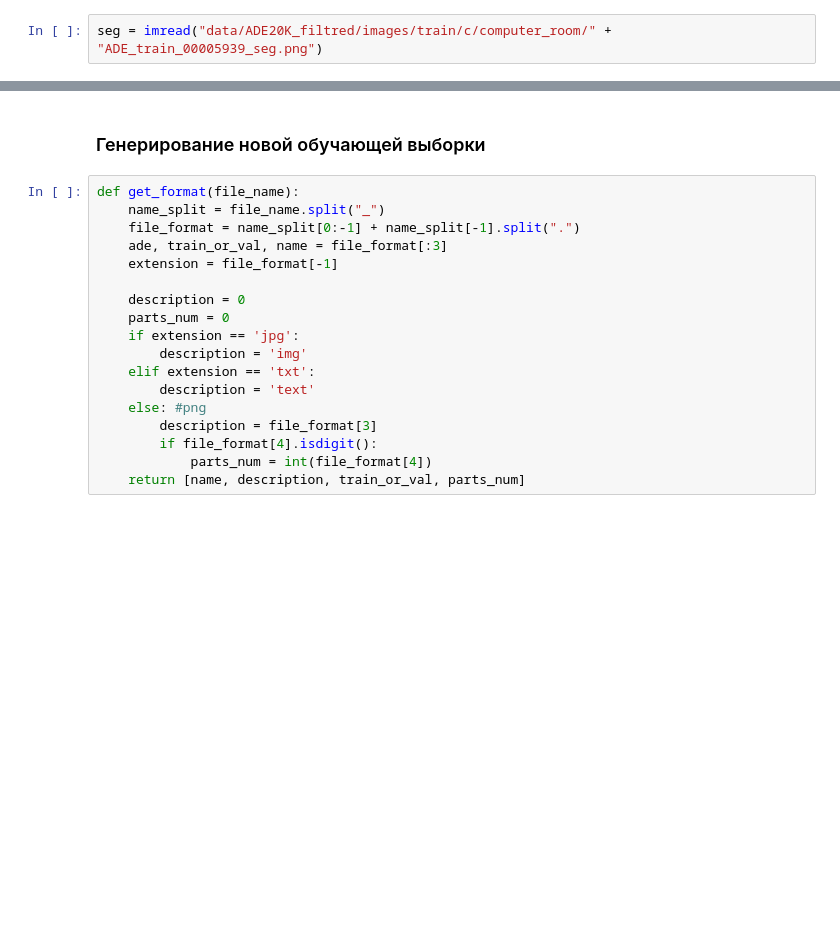
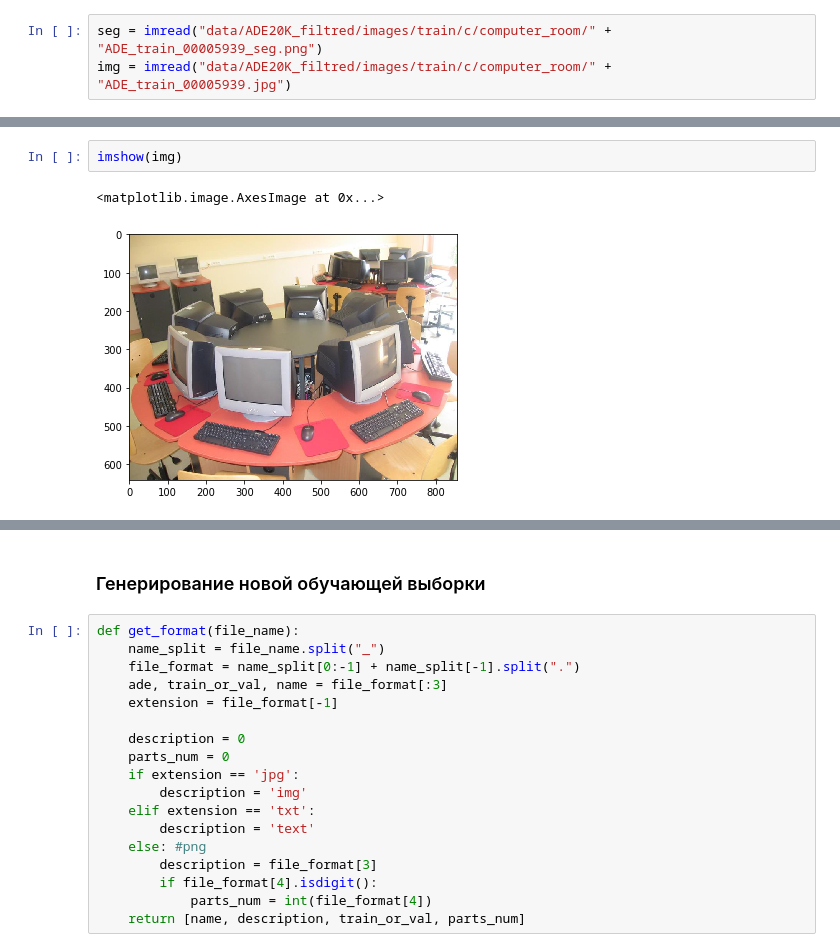
Before and after one commit to RobertVoropaev/InteriorRecognitionSystem, a Jupyter notebook: 3.ImagePreprocessing.ipynb, the cells around one changed output, grey strips where cells are left out. Saved outputs shown, nothing was run; the diff lists cells and outputs as text; blank space fills up the shorter version.

```diff
--- a/3.ImagePreprocessing.ipynb
+++ b/3.ImagePreprocessing.ipynb
@@ -128,2 +118,3 @@ def get_encoded_seg(seg):
 # %%
 seg = imread("data/ADE20K_filtred/images/train/c/computer_room/" + "ADE_train_00005939_seg.png")
+img = imread("data/ADE20K_filtred/images/train/c/computer_room/" + "ADE_train_00005939.jpg")
@@ -140 +126,6 @@ def get_encoded_seg(seg):
+# %%
+imshow(img)
+# %% [output]
+<matplotlib.image.AxesImage at 0x...>
+[figure, added]
 # %%
```
Also changed, not shown: parts of 25 cells of this notebook, 20 other files.
